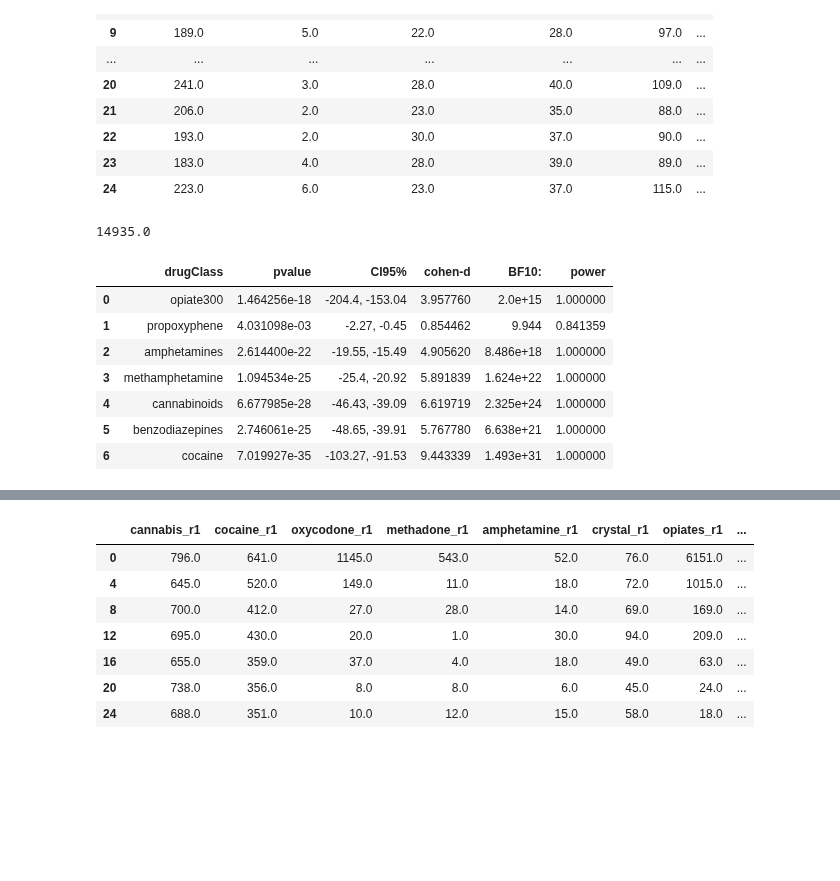
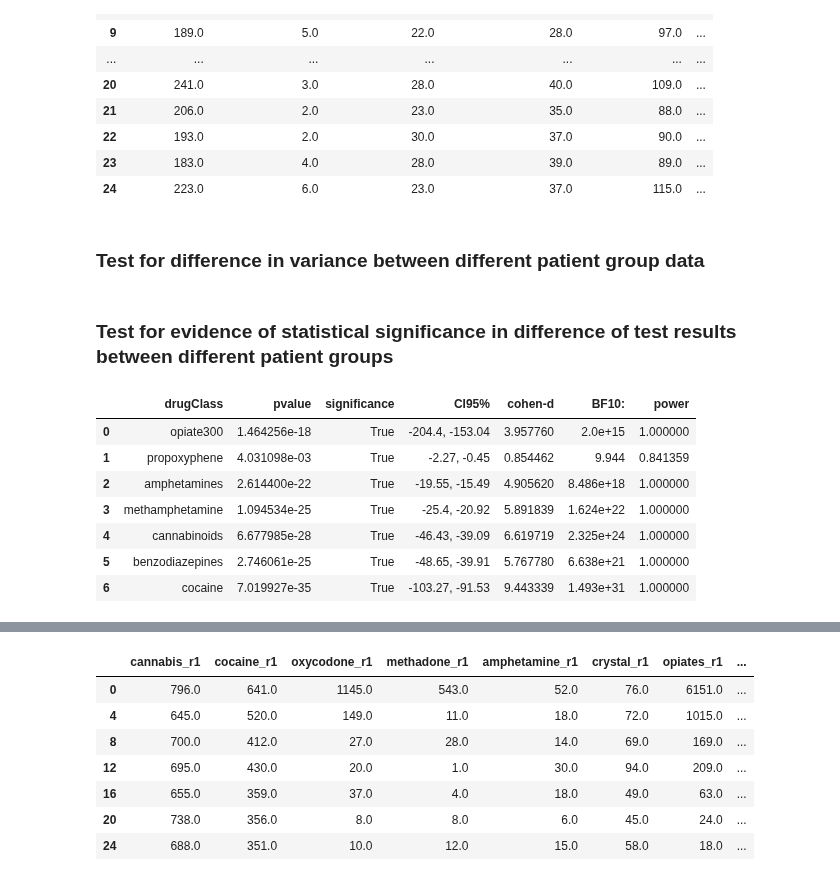
Before and after one commit to DanHerman212/oud_treatment_outcome, a Jupyter notebook: notebooks/2_exploratory_analysis.ipynb, the cells around one changed output, grey strips where cells are left out. Drawn from its saved outputs; the diff is of its cells as text; code cells hidden in the pictures; blank space fills up the shorter version.

```diff
--- a/notebooks/2_exploratory_analysis.ipynb
+++ b/notebooks/2_exploratory_analysis.ipynb
@@ -135,7 +134,7 @@ def drug_test_df(df, type, drugclass, ax=None):
     """
 
     # assert that type is either 'test' or 'survey'
-    assert type in ['test', 'survey'], 'type must be either "test" or "survey"'
+    assert type in ['test', 'survey','meds'], f'{type} not a valid type for reporting'
 
     # assert that drugclass must be include Propoxyphene, Amphetamines,Cannabinoids, Benzodiazepines, Cocaine (not case sensitive)
     assert drugclass in ['Opiate300','Propoxyphene', 'Amphetamines', 'Methamphetamine', 'Cannabinoids', 'Benzodiazepines', 'Cocaine', 'cannabis','oxycodone','methadone','amphetamine','crystal','opiates','benzodiazepines','propoxyphene','cannabis','cocaine','oxycodone','methadone','amphetamine','methamphetamine','opiates','benzodiazepines','propoxyphene'],f'{drugclass} not a valid drug class'
@@ -155,7 +154,12 @@ def drug_test_df(df, type, drugclass, ax=None):
     # replace -5.0 with 0.0
     df = df.replace(-5.0, 0.0)
 
-    df = df.sum()
+    # set condition for aggregation by type
+
+    if type == 'meds':
+        df = df.mean()
+    else:
+        df = df.sum()
 
     df = pd.DataFrame(df)
 
@@ -240,52 +248,69 @@ drug_test_r0
 | 22 | 193.0 | 2.0 | 30.0 | 37.0 | 90.0 | ... |
 | 23 | 183.0 | 4.0 | 28.0 | 39.0 | 89.0 | ... |
 | 24 | 223.0 | 6.0 | 23.0 | 37.0 | 115.0 | ... |
-# %%
-drug_test_r0.sum().sum()
-# %% [output]
-14935.0
+# %% [markdown]
+### Test for difference in variance between different patient group data
+# %% [markdown]
+### Test for evidence of statistical significance in difference of test results between different patient groups
 # %%
+# create function to test each drug class for significance between difference in tests between groups
 def calculate_test_pvalues(group1, group2):
+    """
+    Calculate test p-values for different drug classes between two groups.
+
+    Parameters:
+    group1 (DataFrame): Dataframe containing the data for group 1.
+    group2 (DataFrame): Dataframe containing the data for group 2.
+
+    Returns:
+    DataFrame: A dataframe containing the test p-values, significance, confidence intervals, cohen's d, Bayes Factor (BF10), and power for each drug class.
+    """
 
     pval = []
+    significance = []
     ci = []
     cd_list = []
     bf10 = []
     power = []
 
     # perform ttest between each drug class
     for drug in ['opiate300','propoxyphene', 'amphetamines', 'methamphetamine', 'cannabinoids', 'benzodiazepines', 'cocaine']:
         t = pg.ttest(group1[f'{drug}_r1'], group2[f'{drug}_r0'], paired=False)['p-val'][0]
         pval.append(t)
+        if t < 0.05:
+            significance.append('True')
+        else:
+            significance.append('False')
         c = pg.ttest(group1[f'{drug}_r1'], group2[f'{drug}_r0'], paired=False)['CI95%'][0].tolist()
         c = ', '.join(map(str, c))
         ci.append(c)
         cd = pg.ttest(group1[f'{drug}_r1'], group2[f'{drug}_r0'], paired=False)['cohen-d'][0]
         cd_list.append(cd)
         b = pg.ttest(group1[f'{drug}_r1'], group2[f'{drug}_r0'], paired=False)['BF10'][0]
         bf10.append(b)
         p = pg.ttest(group1[f'{drug}_r1'], group2[f'{drug}_r0'], paired=False)['power'][0]
         power.append(p)
 
     test_pvs = pd.DataFrame(
         {'drugClass':['opiate300','propoxyphene', 'amphetamines', 'methamphetamine', 'cannabinoids', 'benzodiazepines', 'cocaine'],
          'pvalue':pval,
+         'significance':significance,
          'CI95%':ci,
          'cohen-d':cd_list,
          'BF10:':bf10,
          'power':power})
 
     return test_pvs
 
 test_pvs = calculate_test_pvalues(drug_test_r1, drug_test_r0)
 
 test_pvs
 # %% [output]
-|  | drugClass | pvalue | CI95% | cohen-d | BF10: | power |
-| 0 | opiate300 | 1.464256e-18 | -204.4, -153.04 | 3.957760 | 2.0e+15 | 1.000000 |
-| 1 | propoxyphene | 4.031098e-03 | -2.27, -0.45 | 0.854462 | 9.944 | 0.841359 |
-| 2 | amphetamines | 2.614400e-22 | -19.55, -15.49 | 4.905620 | 8.486e+18 | 1.000000 |
-| 3 | methamphetamine | 1.094534e-25 | -25.4, -20.92 | 5.891839 | 1.624e+22 | 1.000000 |
-| 4 | cannabinoids | 6.677985e-28 | -46.43, -39.09 | 6.619719 | 2.325e+24 | 1.000000 |
-| 5 | benzodiazepines | 2.746061e-25 | -48.65, -39.91 | 5.767780 | 6.638e+21 | 1.000000 |
-| 6 | cocaine | 7.019927e-35 | -103.27, -91.53 | 9.443339 | 1.493e+31 | 1.000000 |
+|  | drugClass | pvalue | significance | CI95% | cohen-d | BF10: | power |
+| 0 | opiate300 | 1.464256e-18 | True | -204.4, -153.04 | 3.957760 | 2.0e+15 | 1.000000 |
+| 1 | propoxyphene | 4.031098e-03 | True | -2.27, -0.45 | 0.854462 | 9.944 | 0.841359 |
+| 2 | amphetamines | 2.614400e-22 | True | -19.55, -15.49 | 4.905620 | 8.486e+18 | 1.000000 |
+| 3 | methamphetamine | 1.094534e-25 | True | -25.4, -20.92 | 5.891839 | 1.624e+22 | 1.000000 |
+| 4 | cannabinoids | 6.677985e-28 | True | -46.43, -39.09 | 6.619719 | 2.325e+24 | 1.000000 |
+| 5 | benzodiazepines | 2.746061e-25 | True | -48.65, -39.91 | 5.767780 | 6.638e+21 | 1.000000 |
+| 6 | cocaine | 7.019927e-35 | True | -103.27, -91.53 | 9.443339 | 1.493e+31 | 1.000000 |
```
Also changed, not shown: parts of 28 cells of this notebook.
